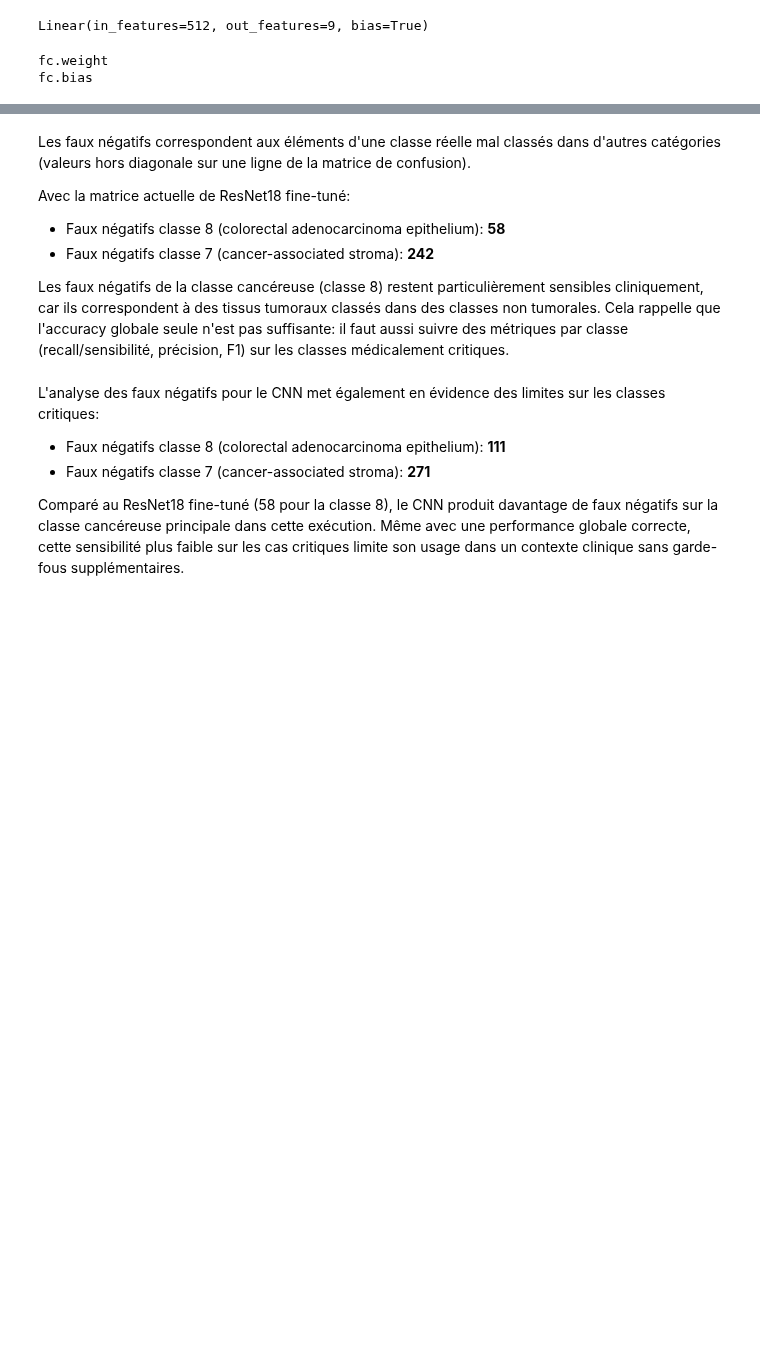
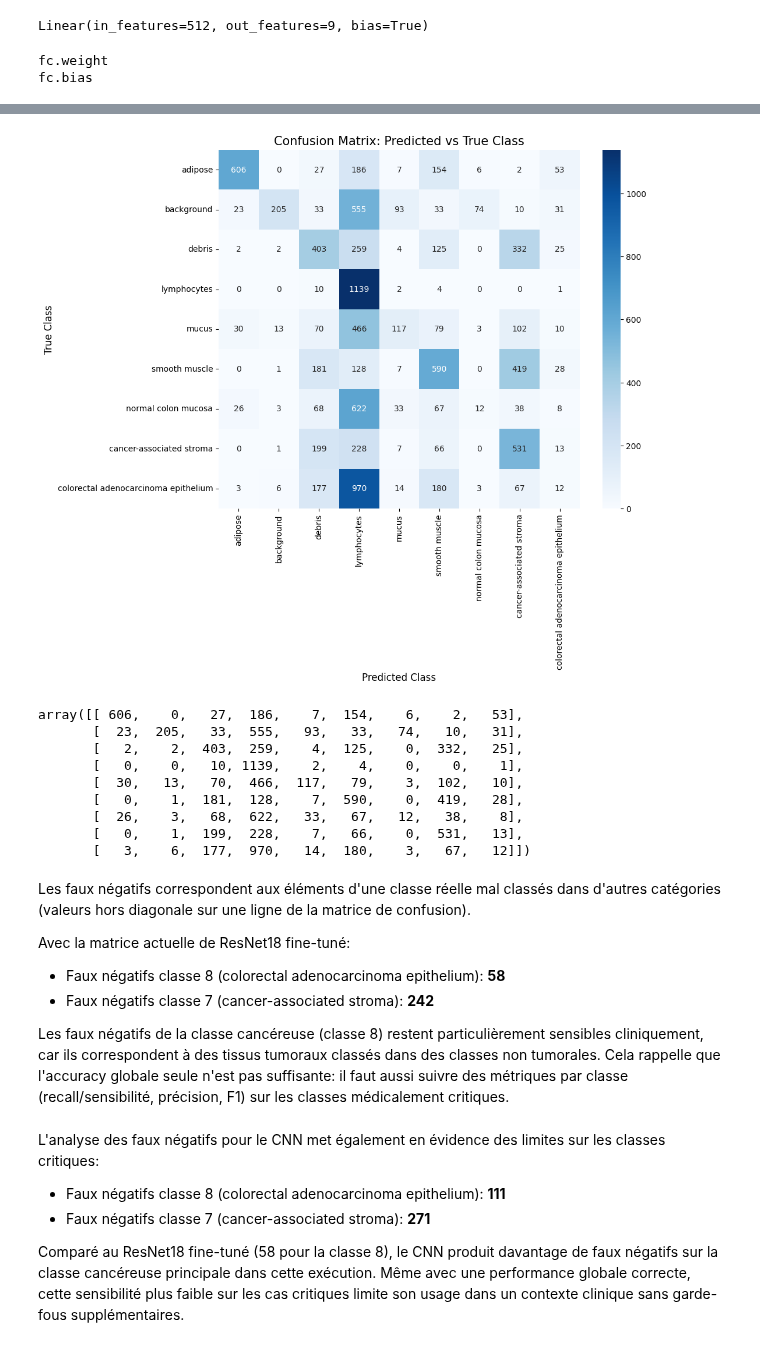
Before and after one commit to Omar29-long/PathMNISTClassification, a Jupyter notebook: pathmnist_classification.ipynb, the cells around one changed output, grey strips where cells are left out. Drawn from its saved outputs; the diff is of its cells as text; code cells hidden in the pictures; blank space fills up the shorter version.

```diff
--- a/pathmnist_classification.ipynb
+++ b/pathmnist_classification.ipynb
@@ -732,3 +833,16 @@ print(cm_resnet)
+# %%
+plot_confusion_matrix(resnet18, val_loader, device, class_names)
+# %% [output]
+[figure, added]
+array([[ 606,    0,   27,  186,    7,  154,    6,    2,   53],
+       [  23,  205,   33,  555,   93,   33,   74,   10,   31],
+       [   2,    2,  403,  259,    4,  125,    0,  332,   25],
+       [   0,    0,   10, 1139,    2,    4,    0,    0,    1],
+       [  30,   13,   70,  466,  117,   79,    3,  102,   10],
+       [   0,    1,  181,  128,    7,  590,    0,  419,   28],
+       [  26,    3,   68,  622,   33,   67,   12,   38,    8],
+       [   0,    1,  199,  228,    7,   66,    0,  531,   13],
+       [   3,    6,  177,  970,   14,  180,    3,   67,   12]])
 # %% [markdown]
 Les faux négatifs correspondent aux éléments d'une classe réelle mal classés dans d'autres catégories (valeurs hors diagonale sur une ligne de la matrice de confusion).
 
```
Also changed, not shown: parts of 65 cells of this notebook, 2 other files.
